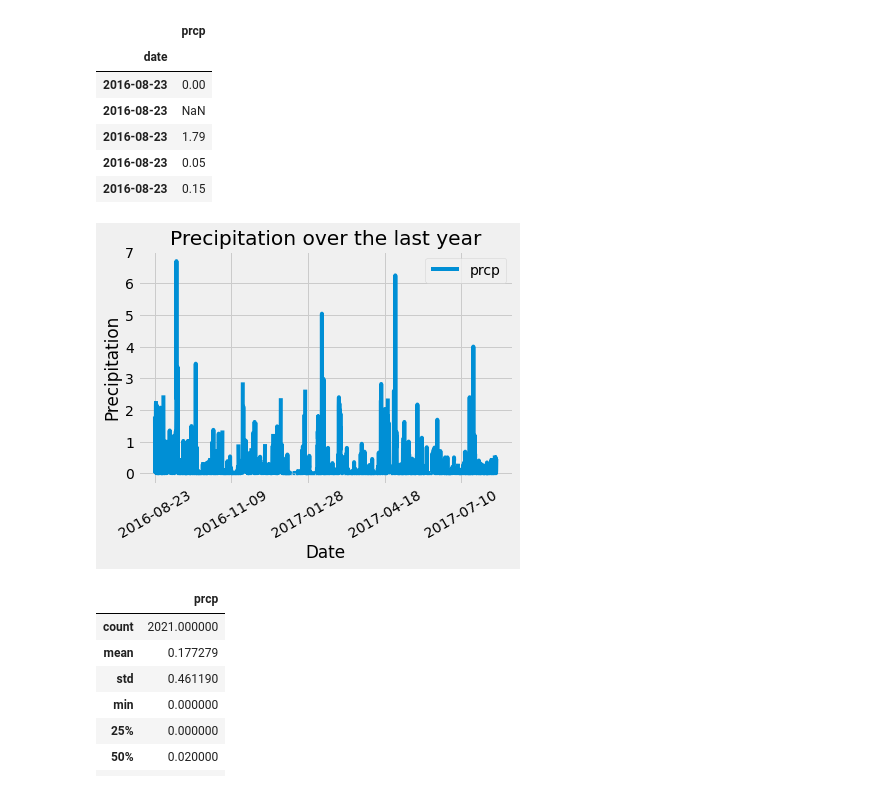
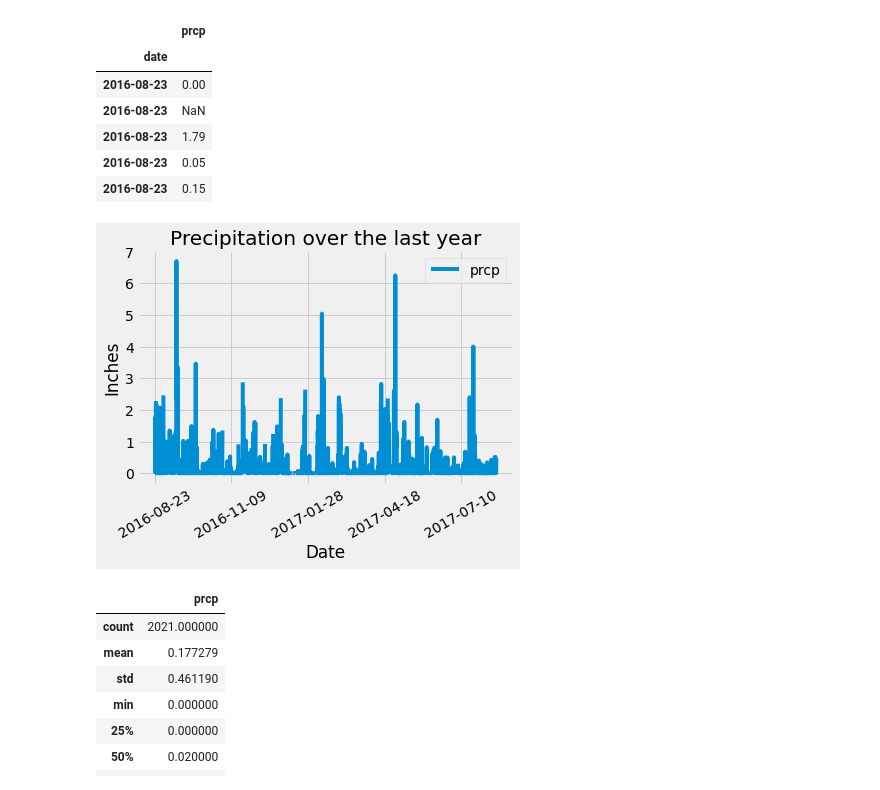
Before and after one commit to jennneth/sqlalchemy-challenge, a Jupyter notebook: climate_starter.ipynb, the cells around one changed output. Drawn from its saved outputs; the diff is of its cells as text; code cells hidden in the pictures.

```diff
--- a/climate_starter.ipynb
+++ b/climate_starter.ipynb
@@ -119,13 +120,13 @@ sorted.head()
 # %%
 # Use Pandas Plotting with Matplotlib to plot the data
 sorted.plot()
 plt.title("Precipitation over the last year")
 plt.xlabel("Date")
 plt.xticks(rotation=30)
-plt.ylabel("Precipitation")
+plt.ylabel("Inches")
 plt.show()
 # %% [output]
-[figure, old version]
+[figure, new version]
 # %%
 # Use Pandas to calcualte the summary statistics for the precipitation data
 sorted.describe()
```
Also changed, not shown: parts of 6 cells of this notebook.
